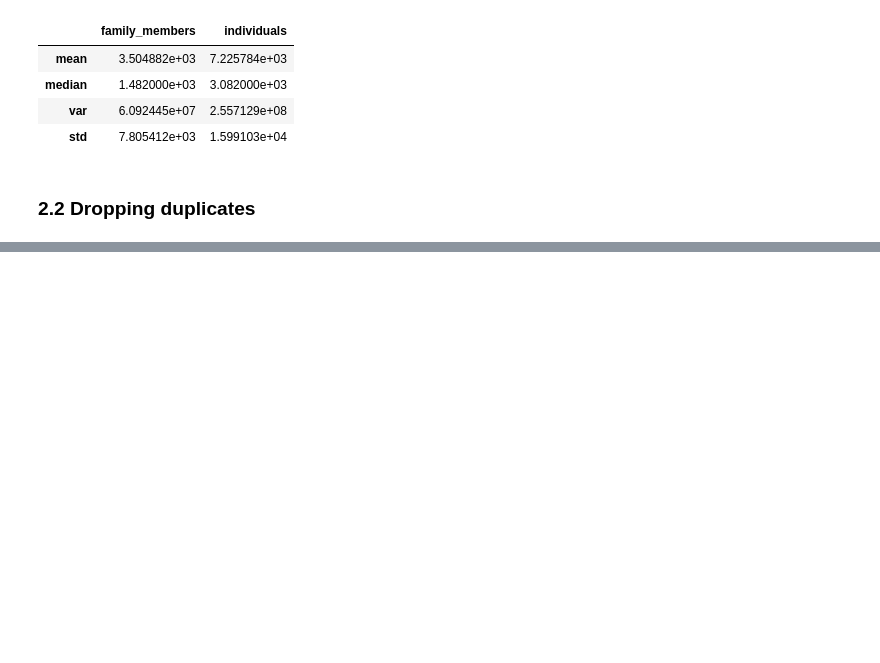
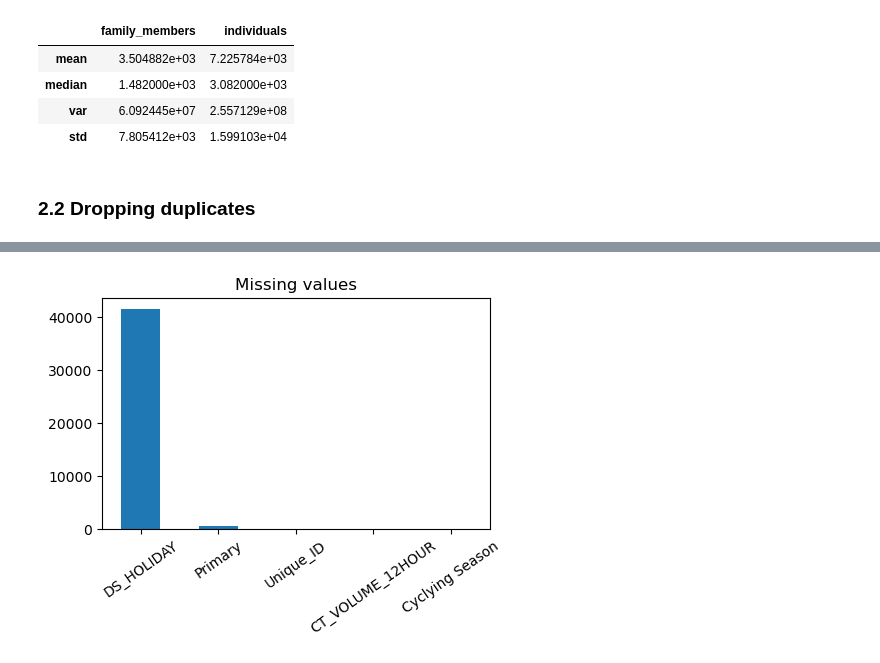
Before and after one commit to Timm26/Data_Science_Handbook, a Jupyter notebook: Data_Manipulation/Data_Manipulation_with_Pandas.ipynb, the cells around one changed output, grey strips where cells are left out. Cells and saved outputs as stored; diff of their text form; code cells hidden in the pictures; blank space fills up the shorter version.

```diff
--- a/Data_Manipulation/Data_Manipulation_with_Pandas.ipynb
+++ b/Data_Manipulation/Data_Manipulation_with_Pandas.ipynb
@@ -166,0 +317,6 @@ df[['family_members','individuals']].agg(["mean", "median", "var", "std"])
+# %%
+# Plot missing data
+first_five_columns.plot(kind="bar", rot=35, title="Missing values")
+plt.show()
+# %% [output]
+[figure, added]
```
Also changed, not shown: parts of 23 cells of this notebook.
